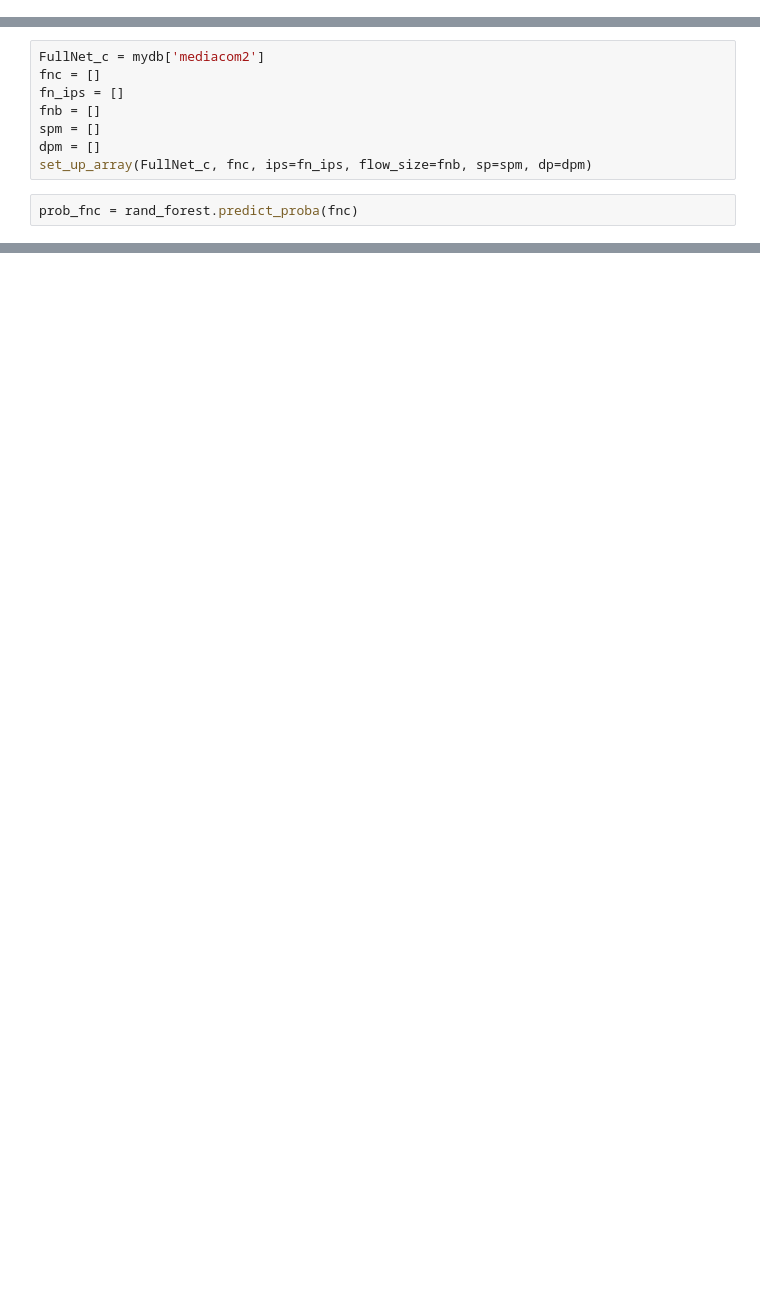
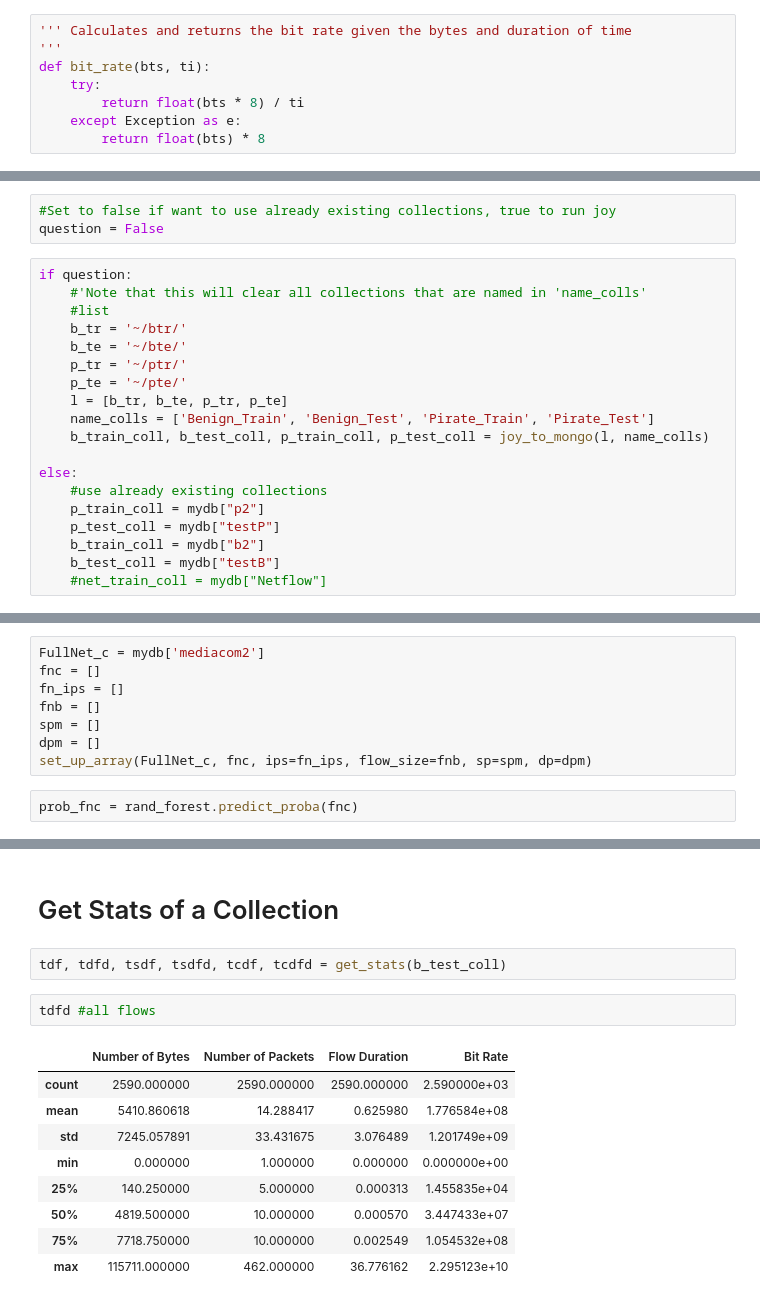
Before and after one commit to Alienekoo/PirateFinder, a Jupyter notebook: flow_classifier.ipynb, the cells around one changed output, grey strips where cells are left out. Drawn from its saved outputs; the diff is of its cells as text; blank space fills up the shorter version.

```diff
--- a/flow_classifier.ipynb
+++ b/flow_classifier.ipynb
@@ -494,0 +616,8 @@ def combine_graphs(benign_set, benign_nums, pirated_set, pirated_nums):
+# %%
+''' Calculates and returns the bit rate given the bytes and duration of time
+'''
+def bit_rate(bts, ti):
+    try:
+        return float(bts * 8) / ti
+    except Exception as e:
+        return float(bts) * 8
@@ -495,2 +695,24 @@ def combine_graphs(benign_set, benign_nums, pirated_set, pirated_nums):
+# %%
+#Set to false if want to use already existing collections, true to run joy
+question = False
+# %%
+if question:
+    #'Note that this will clear all collections that are named in 'name_colls'
+    #list
+    b_tr = '~/btr/'
+    b_te = '~/bte/'
+    p_tr = '~/ptr/'
+    p_te = '~/pte/'
+    l = [b_tr, b_te, p_tr, p_te]
+    name_colls = ['Benign_Train', 'Benign_Test', 'Pirate_Train', 'Pirate_Test']
+    b_train_coll, b_test_coll, p_train_coll, p_test_coll = joy_to_mongo(l, name_colls)
+
+else:
+    #use already existing collections
+    p_train_coll = mydb["p2"]
+    p_test_coll = mydb["testP"]
+    b_train_coll = mydb["b2"]
+    b_test_coll = mydb["testB"]
+    #net_train_coll = mydb["Netflow"]
 # %% [markdown]
 ## set up arrays using methods from above to be trained on
@@ -958,0 +1035,16 @@ plt.show()
+# %% [markdown]
+# Get Stats of a Collection
+# %%
+tdf, tdfd, tsdf, tsdfd, tcdf, tcdfd = get_stats(b_test_coll)
+# %%
+tdfd #all flows
+# %% [output]
+|  | Number of Bytes | Number of Packets | Flow Duration | Bit Rate |
+| count | 2590.000000 | 2590.000000 | 2590.000000 | 2.590000e+03 |
+| mean | 5410.860618 | 14.288417 | 0.625980 | 1.776584e+08 |
+| std | 7245.057891 | 33.431675 | 3.076489 | 1.201749e+09 |
+| min | 0.000000 | 1.000000 | 0.000000 | 0.000000e+00 |
+| 25% | 140.250000 | 5.000000 | 0.000313 | 1.455835e+04 |
+| 50% | 4819.500000 | 10.000000 | 0.000570 | 3.447433e+07 |
+| 75% | 7718.750000 | 10.000000 | 0.002549 | 1.054532e+08 |
+| max | 115711.000000 | 462.000000 | 36.776162 | 2.295123e+10 |
```
Also changed, not shown: parts of 76 cells of this notebook.
